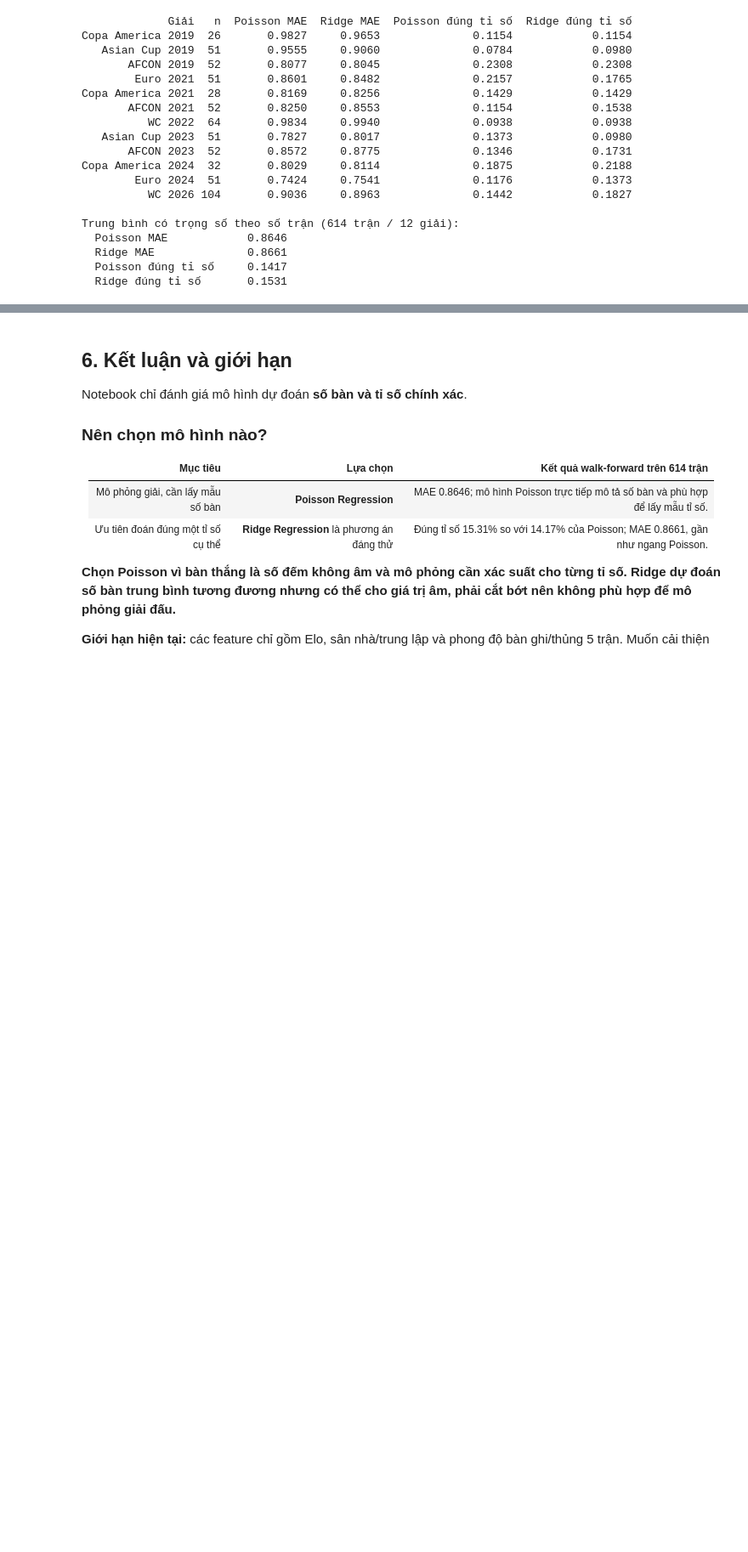
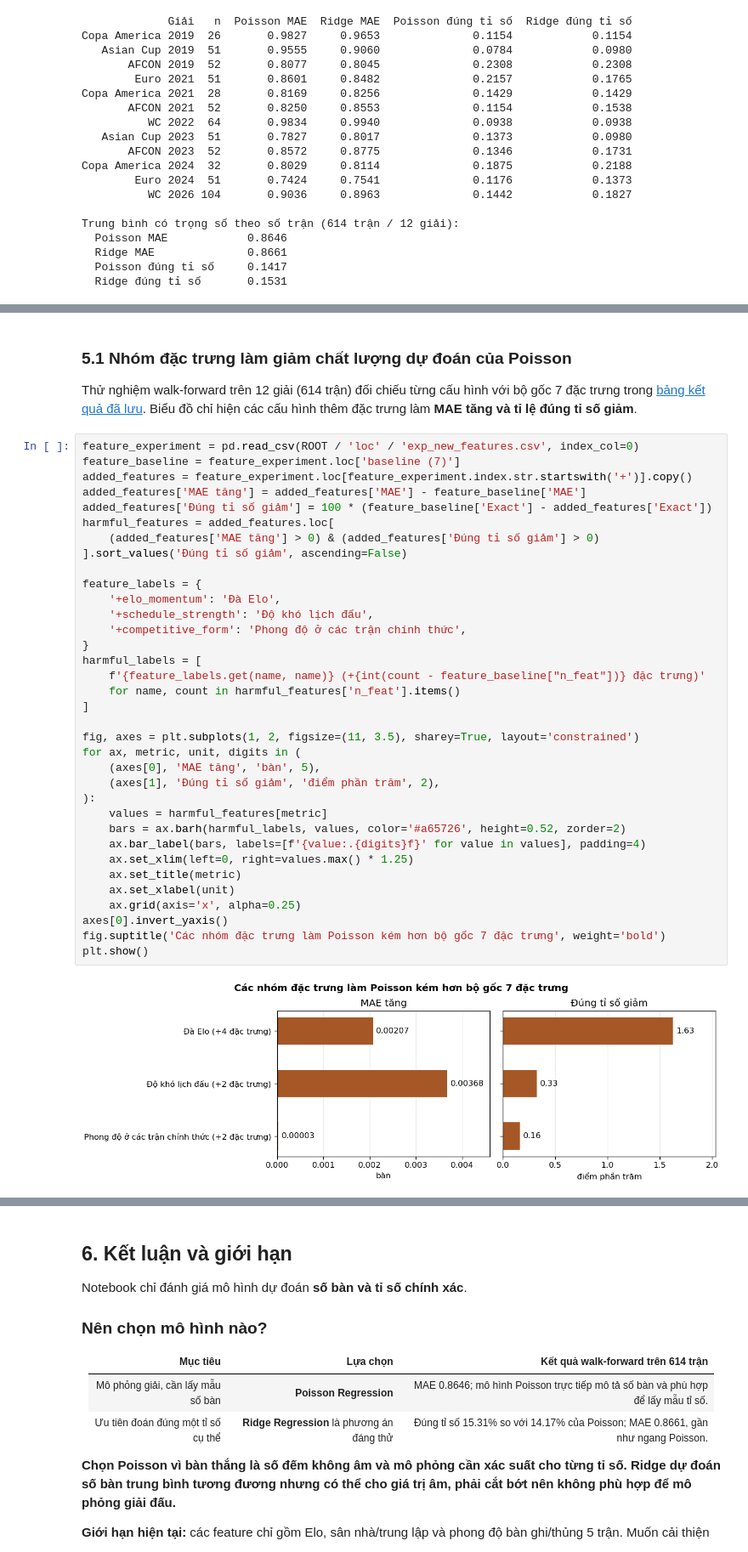
Before and after one commit to Bao3Q/WorldCup2030, a Jupyter notebook: notebooks/train.ipynb, the cells around one changed output, grey strips where cells are left out. Shown at 85% size. Saved outputs shown, nothing was run; the diff lists cells and outputs as text; blank space fills up the shorter version.

```diff
--- a/notebooks/train.ipynb
+++ b/notebooks/train.ipynb
@@ -412,0 +506,41 @@ Trung bình có trọng số theo số trận (614 trận / 12 giải):
+# %% [markdown]
+### 5.1 Nhóm đặc trưng làm giảm chất lượng dự đoán của Poisson
+
+Thử nghiệm walk-forward trên 12 giải (614 trận) đối chiếu từng cấu hình với bộ gốc 7 đặc trưng trong [bảng kết quả đã lưu](../loc/exp_new_features.csv). Biểu đồ chỉ hiện các cấu hình thêm đặc trưng làm **MAE tăng và tỉ lệ đúng tỉ số giảm**.
+# %%
+feature_experiment = pd.read_csv(ROOT / 'loc' / 'exp_new_features.csv', index_col=0)
+feature_baseline = feature_experiment.loc['baseline (7)']
+added_features = feature_experiment.loc[feature_experiment.index.str.startswith('+')].copy()
+added_features['MAE tăng'] = added_features['MAE'] - feature_baseline['MAE']
+added_features['Đúng tỉ số giảm'] = 100 * (feature_baseline['Exact'] - added_features['Exact'])
+harmful_features = added_features.loc[
+    (added_features['MAE tăng'] > 0) & (added_features['Đúng tỉ số giảm'] > 0)
+].sort_values('Đúng tỉ số giảm', ascending=False)
+
+feature_labels = {
+    '+elo_momentum': 'Đà Elo',
+    '+schedule_strength': 'Độ khó lịch đấu',
+    '+competitive_form': 'Phong độ ở các trận chính thức',
+}
+harmful_labels = [
+    f'{feature_labels.get(name, name)} (+{int(count - feature_baseline["n_feat"])} đặc trưng)'
+    for name, count in harmful_features['n_feat'].items()
+]
+
+fig, axes = plt.subplots(1, 2, figsize=(11, 3.5), sharey=True, layout='constrained')
+for ax, metric, unit, digits in (
+    (axes[0], 'MAE tăng', 'bàn', 5),
+    (axes[1], 'Đúng tỉ số giảm', 'điểm phần trăm', 2),
+):
+    values = harmful_features[metric]
+    bars = ax.barh(harmful_labels, values, color='#a65726', height=0.52, zorder=2)
+    ax.bar_label(bars, labels=[f'{value:.{digits}f}' for value in values], padding=4)
+    ax.set_xlim(left=0, right=values.max() * 1.25)
+    ax.set_title(metric)
+    ax.set_xlabel(unit)
+    ax.grid(axis='x', alpha=0.25)
+axes[0].invert_yaxis()
+fig.suptitle('Các nhóm đặc trưng làm Poisson kém hơn bộ gốc 7 đặc trưng', weight='bold')
+plt.show()
+# %% [output]
+[figure, added]
```
Also changed, not shown: parts of 9 cells of this notebook, 1 other file.
